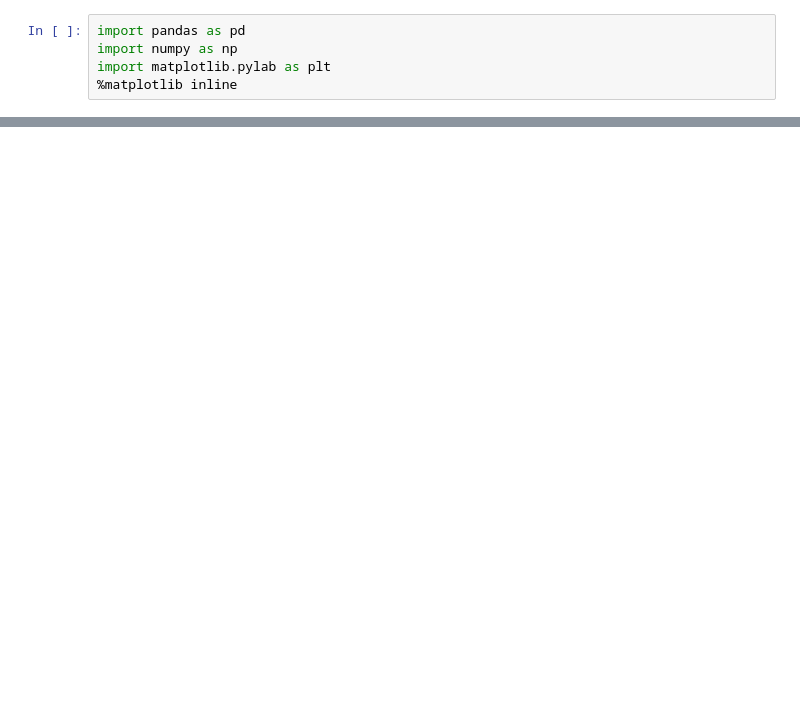
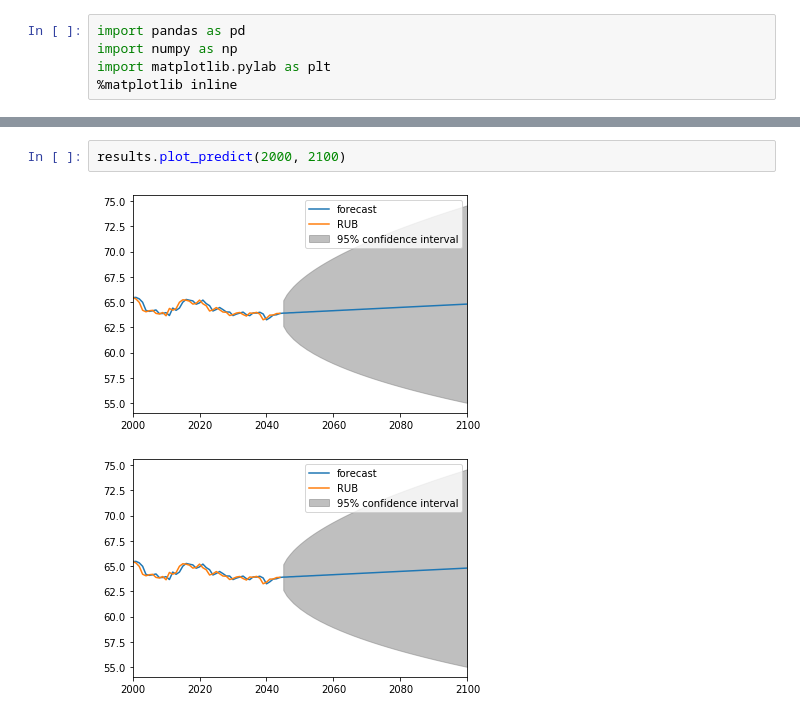
Before and after one commit to colyk/currency-prediction, a Jupyter notebook: prediction.ipynb, the cells around one changed output, grey strips where cells are left out. Saved outputs shown, nothing was run; the diff lists cells and outputs as text; blank space fills up the shorter version.

Commit message:
Fix currency prediction

```diff
--- a/prediction.ipynb
+++ b/prediction.ipynb
@@ -55,0 +53,5 @@ model_fit?
+# %%
+results.plot_predict(2000, 2100)
+# %% [output]
+[figure, added]
+[figure, added]
```
Also changed, not shown: parts of 7 cells of this notebook, 2 other files.
